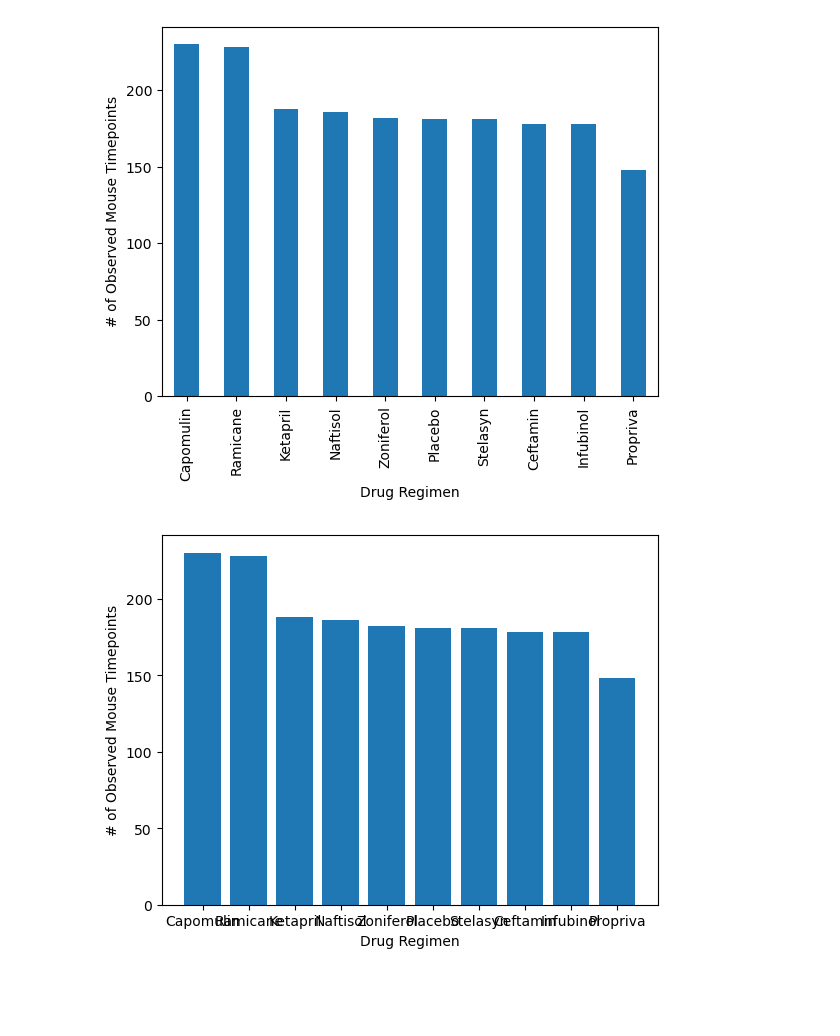
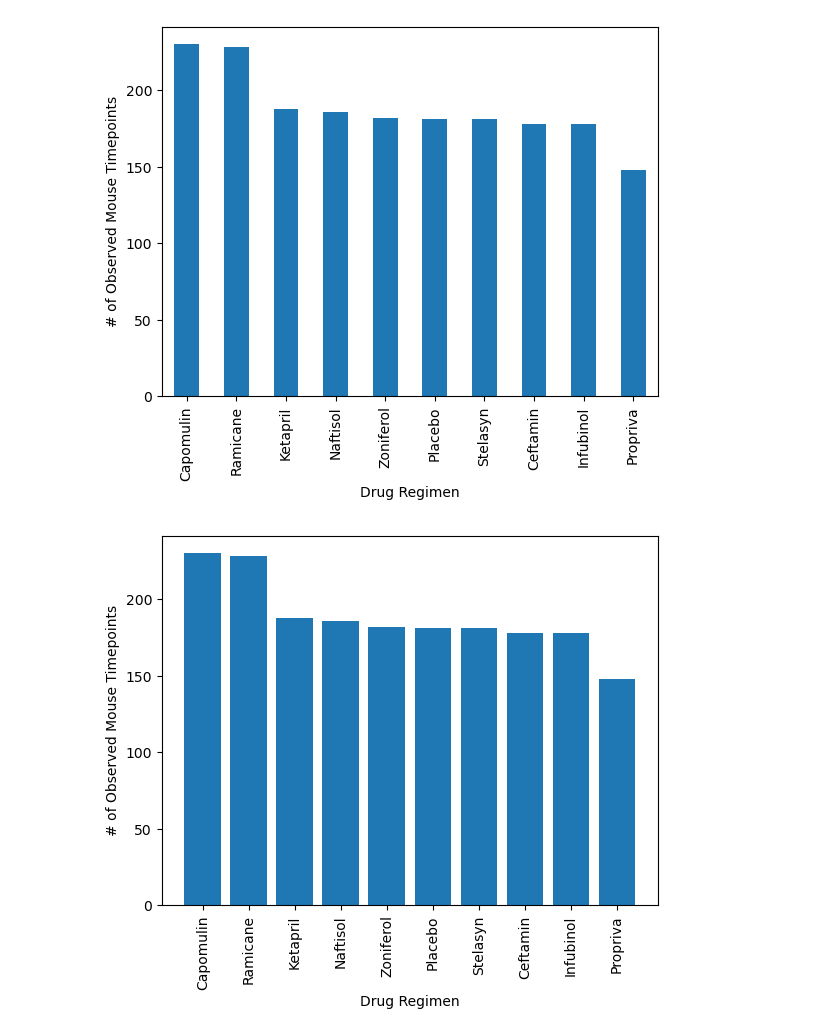
Before and after one commit to falconpunch082/Data-Analysis-Portfolio, a Jupyter notebook: matplotlib-challenge - Week 5 Homework/Pymaceuticals/pymaceuticals.ipynb, the cells around one changed output. Drawn from its saved outputs; the diff is of its cells as text; code cells hidden in the pictures; blank space fills up the shorter version.

Commit message:
Completed Bar and Pie Charts

```diff
--- a/matplotlib-challenge - Week 5 Homework/Pymaceuticals/pymaceuticals.ipynb
+++ b/matplotlib-challenge - Week 5 Homework/Pymaceuticals/pymaceuticals.ipynb
@@ -154,20 +154,20 @@ plt.show()
 # %% [output]
 [figure]
 # %%
-# using pyplot
+# bar - using pyplot
 
 # creating x and y values, and also list of drug regimens
 x_axis = np.arange(len(drug_timepoint_count["Mouse ID"]))
 count = drug_timepoint_count["Mouse ID"]
 
 drc_ri = drug_timepoint_count.reset_index()
 drug_list = drc_ri["Drug Regimen"]
 
 # creating bar chart using DataFrame drug_timepoint_count
 plt.bar(x_axis, count)
-plt.xticks(x_axis, drug_list)
+plt.xticks(x_axis, drug_list, rotation=90)
 plt.xlabel("Drug Regimen")
 plt.ylabel("# of Observed Mouse Timepoints")
 plt.show()
 # %% [output]
-[figure, old version]
+[figure, new version]
```
Also changed, not shown: parts of 4 cells of this notebook.
